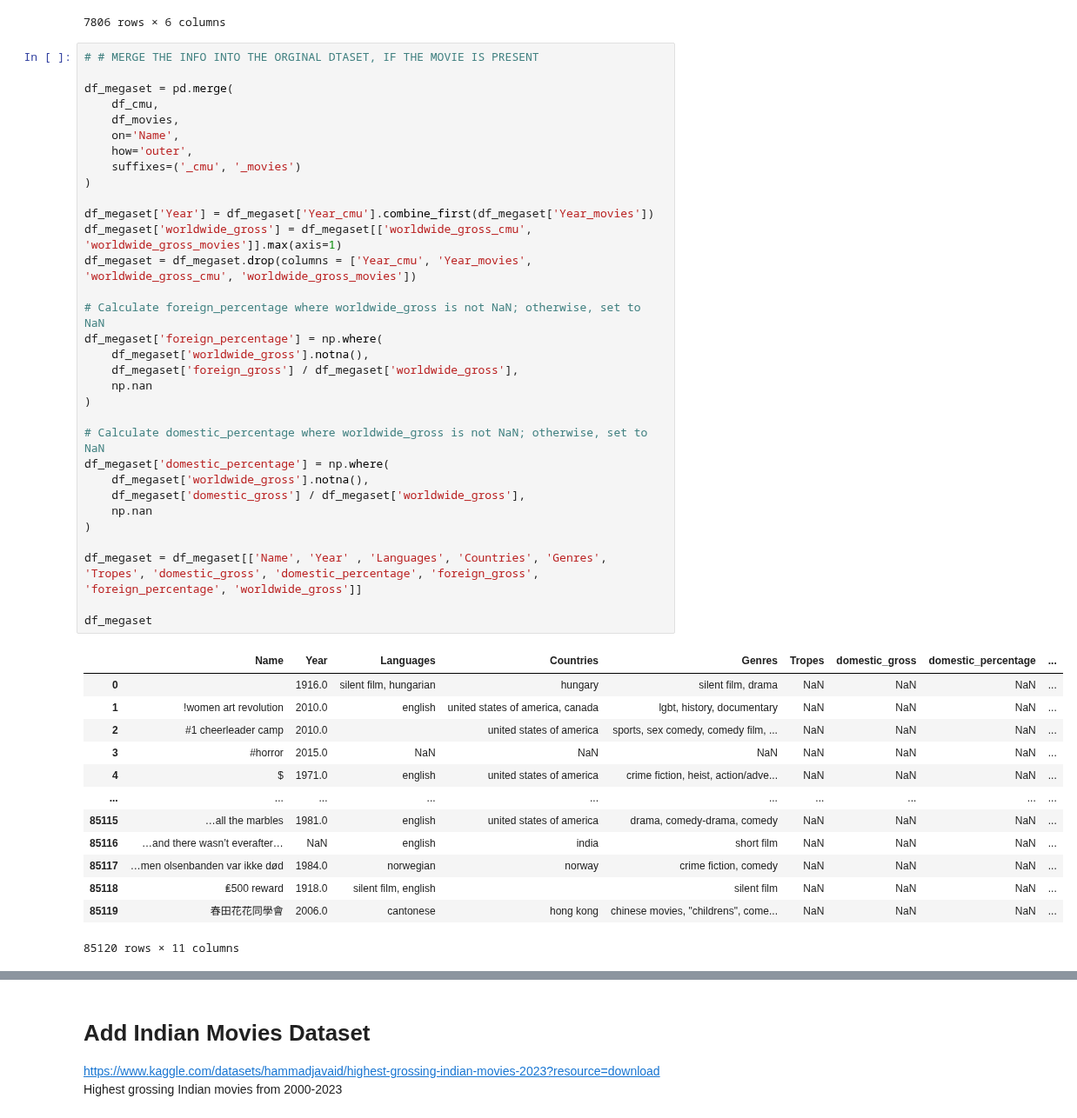
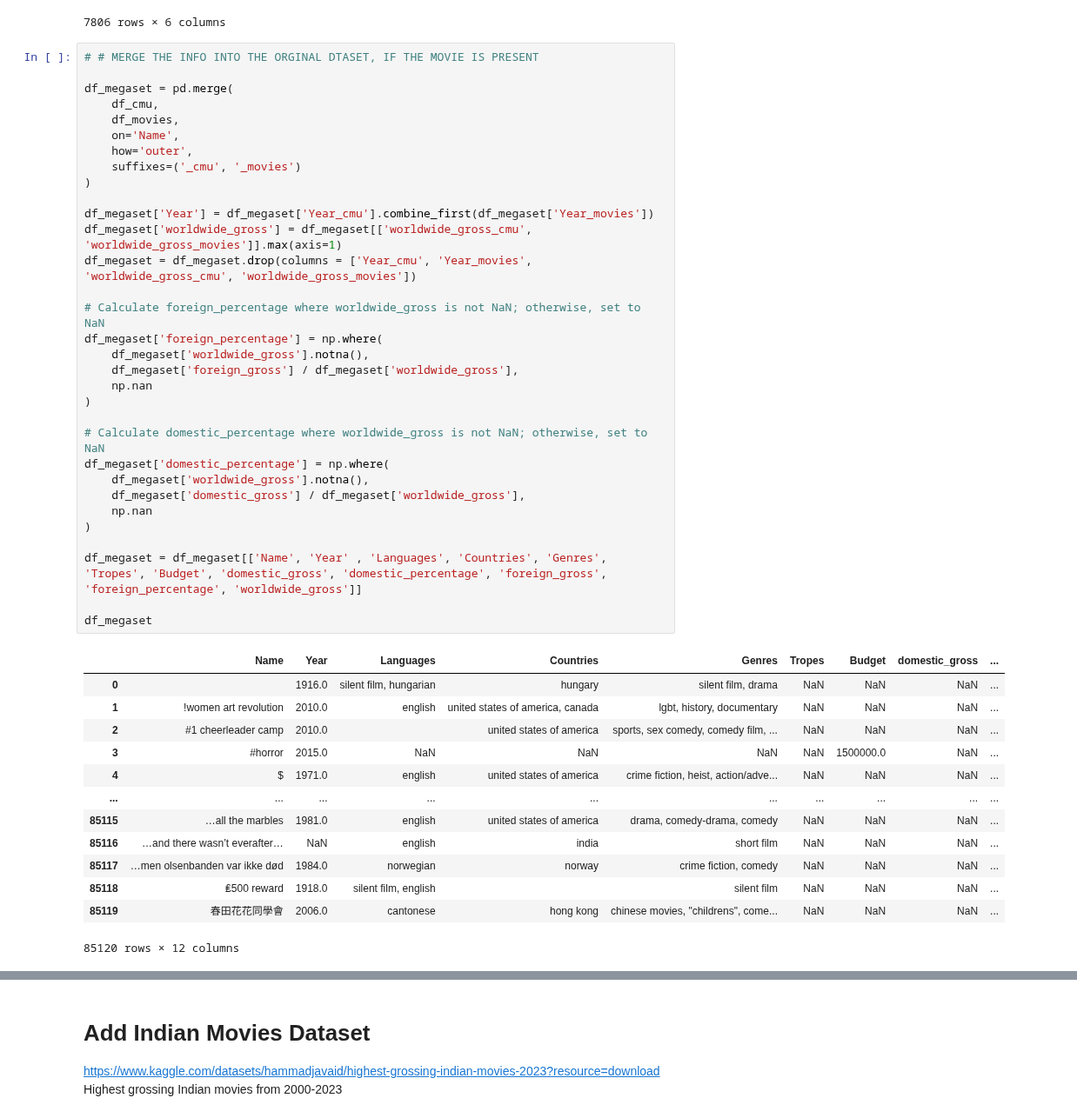
Before and after one commit to epfl-ada/ada-2024-project-thelordsofdata, a Jupyter notebook: src/data/preprocessing.ipynb, the cells around one changed output, grey strips where cells are left out. Shown at 87% size. Saved outputs shown, nothing was run; the diff lists cells and outputs as text.

Commit message:
bring back budget

```diff
--- a/src/data/preprocessing.ipynb
+++ b/src/data/preprocessing.ipynb
@@ -463,39 +463,39 @@ df_movies
 
 df_megaset = pd.merge(
     df_cmu,
     df_movies,
     on='Name',
     how='outer',
     suffixes=('_cmu', '_movies')
 )
 
 df_megaset['Year'] = df_megaset['Year_cmu'].combine_first(df_megaset['Year_movies'])
 df_megaset['worldwide_gross'] = df_megaset[['worldwide_gross_cmu', 'worldwide_gross_movies']].max(axis=1)
 df_megaset = df_megaset.drop(columns = ['Year_cmu', 'Year_movies', 'worldwide_gross_cmu', 'worldwide_gross_movies'])
 
 # Calculate foreign_percentage where worldwide_gross is not NaN; otherwise, set to NaN
 df_megaset['foreign_percentage'] = np.where(
     df_megaset['worldwide_gross'].notna(),
     df_megaset['foreign_gross'] / df_megaset['worldwide_gross'],
     np.nan
 )
 
 # Calculate domestic_percentage where worldwide_gross is not NaN; otherwise, set to NaN
 df_megaset['domestic_percentage'] = np.where(
     df_megaset['worldwide_gross'].notna(),
     df_megaset['domestic_gross'] / df_megaset['worldwide_gross'],
     np.nan
 )
 
-df_megaset = df_megaset[['Name', 'Year' , 'Languages', 'Countries', 'Genres', 'Tropes', 'domestic_gross', 'domestic_percentage', 'foreign_gross', 'foreign_percentage', 'worldwide_gross']]
+df_megaset = df_megaset[['Name', 'Year' , 'Languages', 'Countries', 'Genres', 'Tropes', 'Budget', 'domestic_gross', 'domestic_percentage', 'foreign_gross', 'foreign_percentage', 'worldwide_gross']]
 
 df_megaset
 # %% [output]
-|  | Name | Year | Languages | Countries | Genres | Tropes | domestic_gross | domestic_percentage | ... |
+|  | Name | Year | Languages | Countries | Genres | Tropes | Budget | domestic_gross | ... |
 | 0 |  | 1916.0 | silent film, hungarian | hungary | silent film, drama | NaN | NaN | NaN | ... |
 | 1 | !women art revolution | 2010.0 | english | united states of america, canada | lgbt, history, documentary | NaN | NaN | NaN | ... |
 | 2 | #1 cheerleader camp | 2010.0 |  | united states of america | sports, sex comedy, comedy film, ... | NaN | NaN | NaN | ... |
-| 3 | #horror | 2015.0 | NaN | NaN | NaN | NaN | NaN | NaN | ... |
+| 3 | #horror | 2015.0 | NaN | NaN | NaN | NaN | 1500000.0 | NaN | ... |
 | 4 | $ | 1971.0 | english | united states of america | crime fiction, heist, action/adve... | NaN | NaN | NaN | ... |
 | ... | ... | ... | ... | ... | ... | ... | ... | ... | ... |
 | 85115 | …all the marbles | 1981.0 | english | united states of america | drama, comedy-drama, comedy | NaN | NaN | NaN | ... |
@@ -503,7 +503,7 @@ df_megaset
 | 85117 | …men olsenbanden var ikke død | 1984.0 | norwegian | norway | crime fiction, comedy | NaN | NaN | NaN | ... |
 | 85118 | ₤500 reward | 1918.0 | silent film, english |  | silent film | NaN | NaN | NaN | ... |
 | 85119 | 春田花花同學會 | 2006.0 | cantonese | hong kong | chinese movies, "childrens", come... | NaN | NaN | NaN | ... |
-85120 rows × 11 columns
+85120 rows × 12 columns
 # %%
 # Filter rows that have NaN in any column
 df_no_nan = df_megaset.dropna()
```
Also changed, not shown: parts of 3 cells of this notebook, 1 other file.
